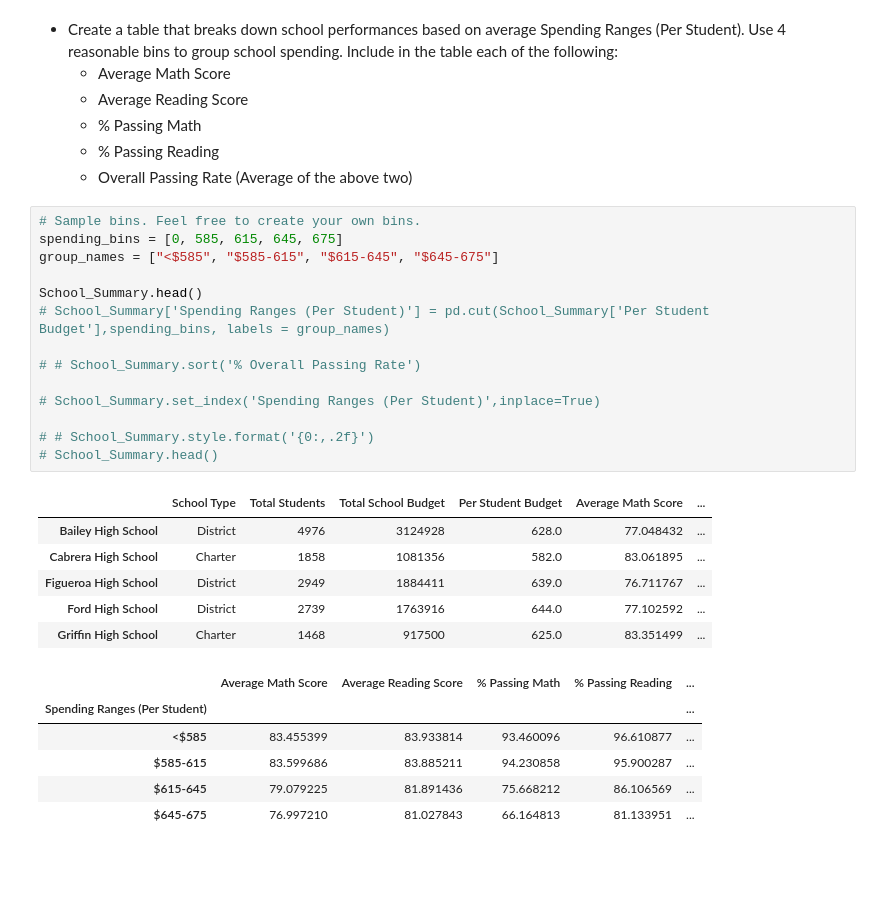
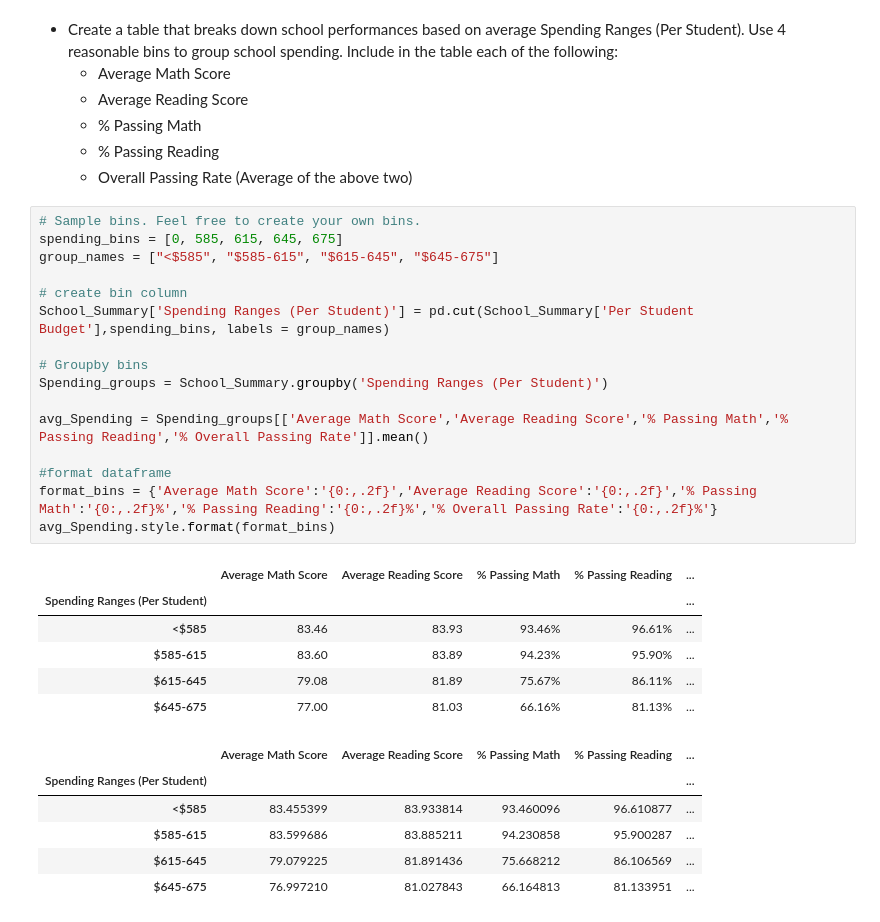
Before and after one commit to UncleBacon/Pandas-Challenge, a Jupyter notebook: Pyschool_BB.ipynb, the cells around one changed output. Cells and saved outputs as stored; diff of their text form; blank space fills up the shorter version.

Commit message:
Completed Py_School Challenge

```diff
--- a/Pyschool_BB.ipynb
+++ b/Pyschool_BB.ipynb
@@ -328,24 +231,26 @@ school_reading.style.format('{0:.2f}')
 # %%
 # Sample bins. Feel free to create your own bins.
 spending_bins = [0, 585, 615, 645, 675]
 group_names = ["<$585", "$585-615", "$615-645", "$645-675"]
 
-School_Summary.head()
-# School_Summary['Spending Ranges (Per Student)'] = pd.cut(School_Summary['Per Student Budget'],spending_bins, labels = group_names)
+# create bin column
+School_Summary['Spending Ranges (Per Student)'] = pd.cut(School_Summary['Per Student Budget'],spending_bins, labels = group_names)
 
-# # School_Summary.sort('% Overall Passing Rate')
+# Groupby bins
+Spending_groups = School_Summary.groupby('Spending Ranges (Per Student)')
 
-# School_Summary.set_index('Spending Ranges (Per Student)',inplace=True)
+avg_Spending = Spending_groups[['Average Math Score','Average Reading Score','% Passing Math','% Passing Reading','% Overall Passing Rate']].mean()
 
-# # School_Summary.style.format('{0:,.2f}')
-# School_Summary.head()
+#format dataframe
+format_bins = {'Average Math Score':'{0:,.2f}','Average Reading Score':'{0:,.2f}','% Passing Math':'{0:,.2f}%','% Passing Reading':'{0:,.2f}%','% Overall Passing Rate':'{0:,.2f}%'}
+avg_Spending.style.format(format_bins)
 # %% [output]
-|  | School Type | Total Students | Total School Budget | Per Student Budget | Average Math Score | ... |
-| Bailey High School | District | 4976 | 3124928 | 628.0 | 77.048432 | ... |
-| Cabrera High School | Charter | 1858 | 1081356 | 582.0 | 83.061895 | ... |
-| Figueroa High School | District | 2949 | 1884411 | 639.0 | 76.711767 | ... |
-| Ford High School | District | 2739 | 1763916 | 644.0 | 77.102592 | ... |
-| Griffin High School | Charter | 1468 | 917500 | 625.0 | 83.351499 | ... |
+|  | Average Math Score | Average Reading Score | % Passing Math | % Passing Reading | ... |
+| Spending Ranges (Per Student) |  |  |  |  | ... |
+| <$585 | 83.46 | 83.93 | 93.46% | 96.61% | ... |
+| $585-615 | 83.60 | 83.89 | 94.23% | 95.90% | ... |
+| $615-645 | 79.08 | 81.89 | 75.67% | 86.11% | ... |
+| $645-675 | 77.00 | 81.03 | 66.16% | 81.13% | ... |
 # %%
 # %% [output]
 |  | Average Math Score | Average Reading Score | % Passing Math | % Passing Reading | ... |
```
Also changed, not shown: parts of 11 cells of this notebook.
